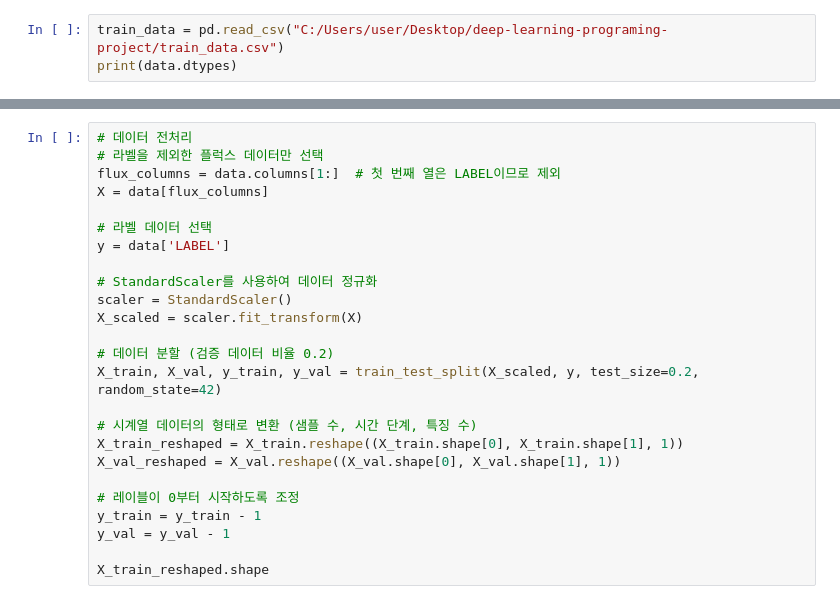
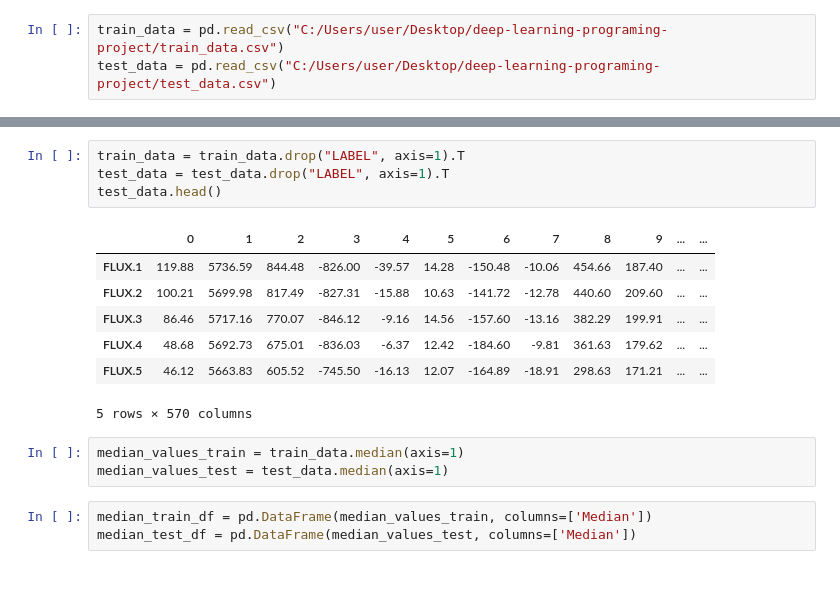
Before and after one commit to naturallvv/deep-learning-programing-project, a Jupyter notebook: test_LSTM.ipynb, the cells around one changed output, grey strips where cells are left out. Cells and saved outputs as stored; diff of their text form.

```diff
--- a/test_LSTM.ipynb
+++ b/test_LSTM.ipynb
@@ -17,3 +17,3 @@ Tensor = torch.cuda.FloatTensor if cuda else torch.FloatTensor
 # %%
 train_data = pd.read_csv("C:/Users/user/Desktop/deep-learning-programing-project/train_data.csv")
-print(data.dtypes)
+test_data = pd.read_csv("C:/Users/user/Desktop/deep-learning-programing-project/test_data.csv")
@@ -33,25 +20,18 @@ Length: 3198, dtype: object
-# %%
-# 데이터 전처리
-# 라벨을 제외한 플럭스 데이터만 선택
-flux_columns = data.columns[1:]  # 첫 번째 열은 LABEL이므로 제외
-X = data[flux_columns]
-
-# 라벨 데이터 선택
-y = data['LABEL']
-
-# StandardScaler를 사용하여 데이터 정규화
-scaler = StandardScaler()
-X_scaled = scaler.fit_transform(X)
-
-# 데이터 분할 (검증 데이터 비율 0.2)
-X_train, X_val, y_train, y_val = train_test_split(X_scaled, y, test_size=0.2, random_state=42)
-
-# 시계열 데이터의 형태로 변환 (샘플 수, 시간 단계, 특징 수)
-X_train_reshaped = X_train.reshape((X_train.shape[0], X_train.shape[1], 1))
-X_val_reshaped = X_val.reshape((X_val.shape[0], X_val.shape[1], 1))
-
-# 레이블이 0부터 시작하도록 조정
-y_train = y_train - 1
-y_val = y_val - 1
-
-X_train_reshaped.shape
+# %%
+train_data = train_data.drop("LABEL", axis=1).T
+test_data = test_data.drop("LABEL", axis=1).T
+test_data.head()
+# %% [output]
+|  | 0 | 1 | 2 | 3 | 4 | 5 | 6 | 7 | 8 | 9 | ... | ... |
+| FLUX.1 | 119.88 | 5736.59 | 844.48 | -826.00 | -39.57 | 14.28 | -150.48 | -10.06 | 454.66 | 187.40 | ... | ... |
+| FLUX.2 | 100.21 | 5699.98 | 817.49 | -827.31 | -15.88 | 10.63 | -141.72 | -12.78 | 440.60 | 209.60 | ... | ... |
+| FLUX.3 | 86.46 | 5717.16 | 770.07 | -846.12 | -9.16 | 14.56 | -157.60 | -13.16 | 382.29 | 199.91 | ... | ... |
+| FLUX.4 | 48.68 | 5692.73 | 675.01 | -836.03 | -6.37 | 12.42 | -184.60 | -9.81 | 361.63 | 179.62 | ... | ... |
+| FLUX.5 | 46.12 | 5663.83 | 605.52 | -745.50 | -16.13 | 12.07 | -164.89 | -18.91 | 298.63 | 171.21 | ... | ... |
+5 rows × 570 columns
+# %%
+median_values_train = train_data.median(axis=1)
+median_values_test = test_data.median(axis=1)
+# %%
+median_train_df = pd.DataFrame(median_values_train, columns=['Median'])
+median_test_df = pd.DataFrame(median_values_test, columns=['Median'])
```
Also changed, not shown: parts of 17 cells of this notebook, 1 other file.
